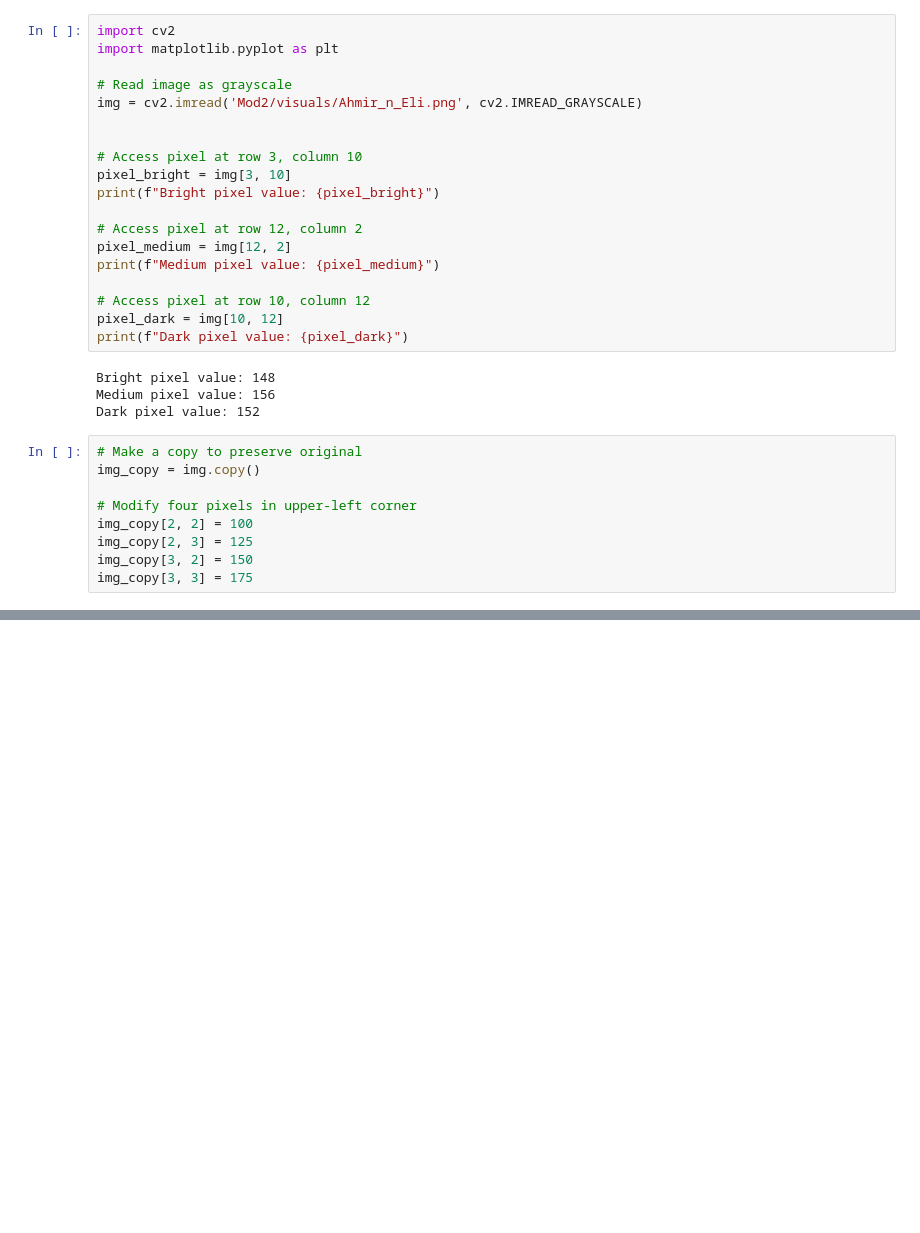
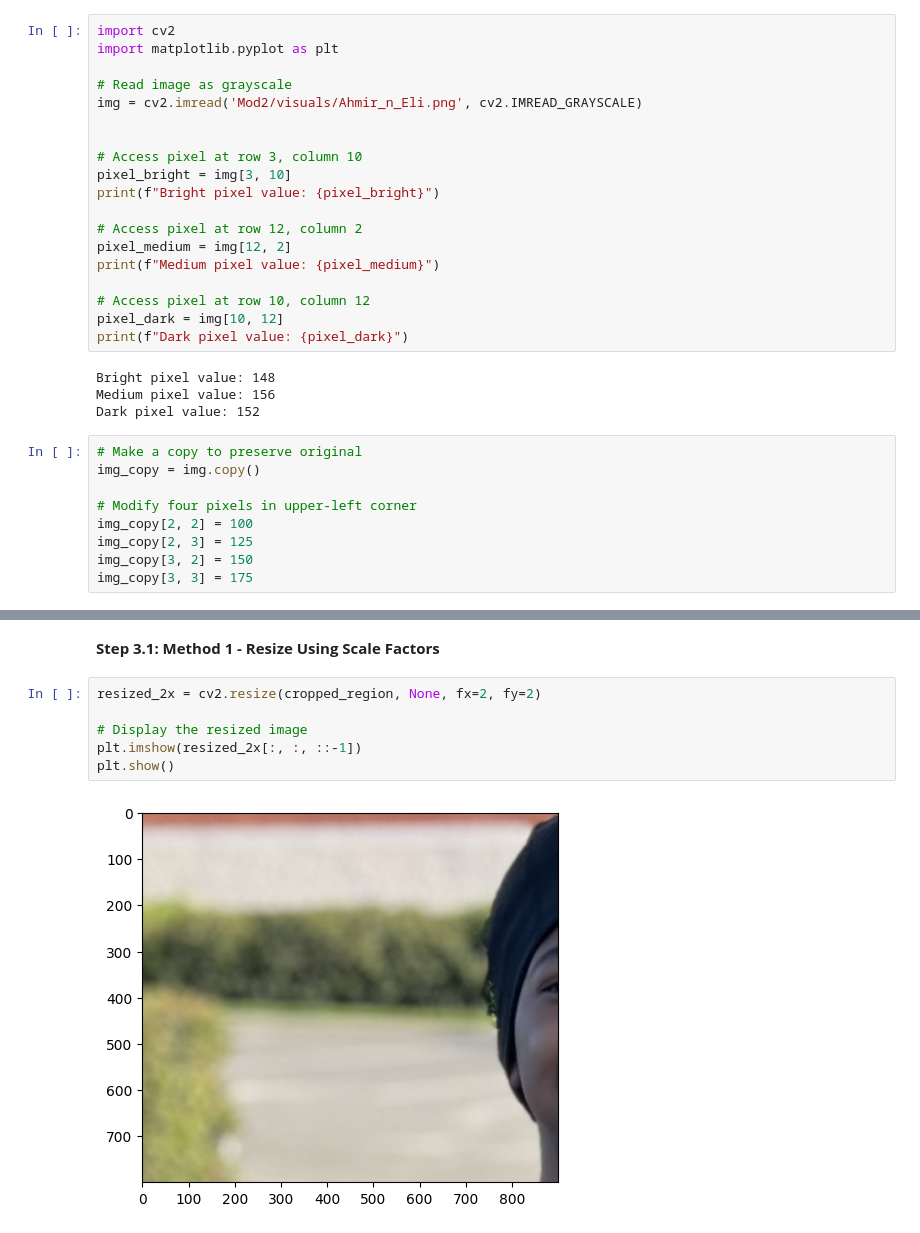
Before and after one commit to Jaristilde/cv2, a Jupyter notebook: Mod2/Week_2.ipynb, the cells around one changed output, grey strips where cells are left out. Cells and saved outputs as stored; diff of their text form; blank space fills up the shorter version.

```diff
--- a/Mod2/Week_2.ipynb
+++ b/Mod2/Week_2.ipynb
@@ -75,0 +108,10 @@ img_copy[3, 3] = 175
+# %% [markdown]
+**Step 3.1: Method 1 - Resize Using Scale Factors**
+# %%
+resized_2x = cv2.resize(cropped_region, None, fx=2, fy=2)
+
+# Display the resized image
+plt.imshow(resized_2x[:, :, ::-1])
+plt.show()
+# %% [output]
+[figure, added]
```
Also changed, not shown: parts of 11 cells of this notebook.
